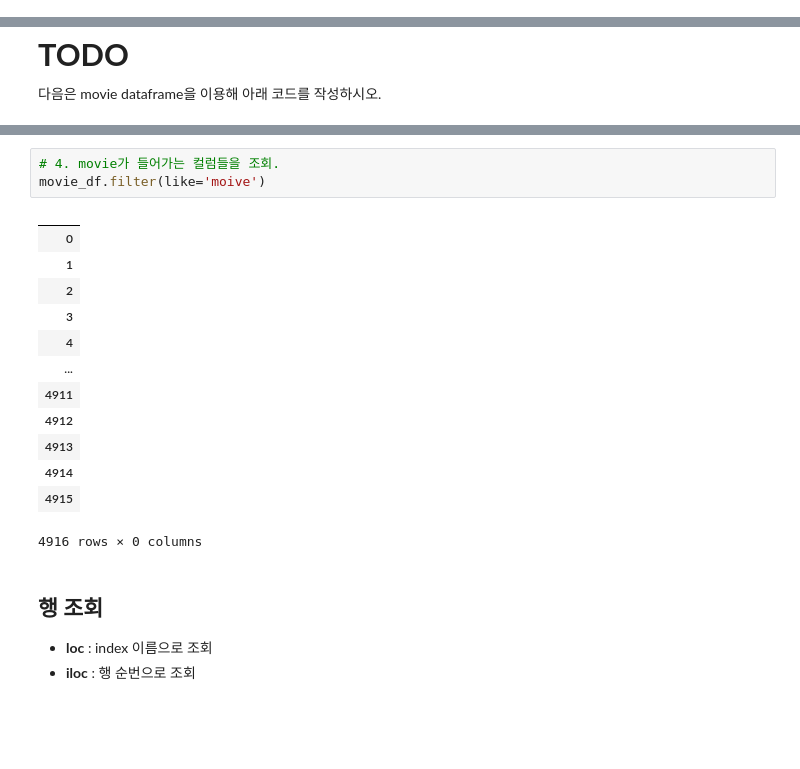
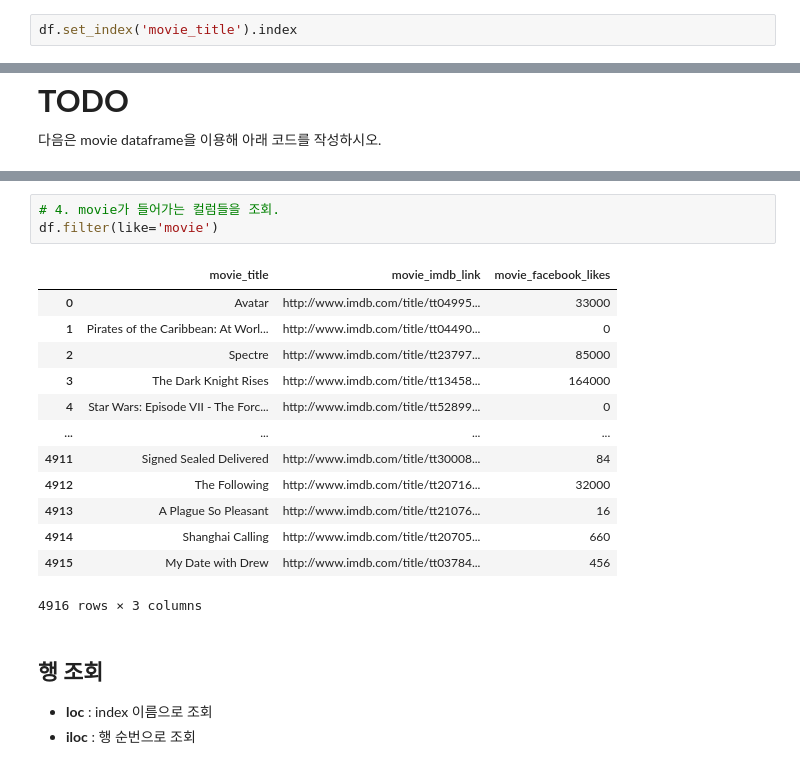
Before and after one commit to Wjaehyun/SKN21, a Jupyter notebook: 04_pandas를 이용한 정형데이터 다루기/02_Pandas_DataFrame.ipynb, the cells around one changed output, grey strips where cells are left out. Drawn from its saved outputs; the diff is of its cells as text; blank space fills up the shorter version.

```diff
--- a/04_pandas를 이용한 정형데이터 다루기/02_Pandas_DataFrame.ipynb
+++ b/04_pandas를 이용한 정형데이터 다루기/02_Pandas_DataFrame.ipynb
@@ -717,3 +722,5 @@ Index(['num_critic_for_reviews', 'duration', 'director_facebook_likes',
 df.index
 # %% [output]
 RangeIndex(start=0, stop=4916, step=1)
+# %%
+df.set_index('movie_title').index
@@ -1385,21 +1602,21 @@ movie_df[['actor_1_facebook_likes', 'actor_1_name']]
 4916 rows × 2 columns
 # %%
 # 4. movie가 들어가는 컬럼들을 조회.
-movie_df.filter(like='moive')
+df.filter(like='movie')
 # %% [output]
-|  |
-| 0 |
-| 1 |
-| 2 |
-| 3 |
-| 4 |
-| ... |
-| 4911 |
-| 4912 |
-| 4913 |
-| 4914 |
-| 4915 |
+|  | movie_title | movie_imdb_link | movie_facebook_likes |
+| 0 | Avatar | http://www.imdb.com/title/tt04995... | 33000 |
+| 1 | Pirates of the Caribbean: At Worl... | http://www.imdb.com/title/tt04490... | 0 |
+| 2 | Spectre | http://www.imdb.com/title/tt23797... | 85000 |
+| 3 | The Dark Knight Rises | http://www.imdb.com/title/tt13458... | 164000 |
+| 4 | Star Wars: Episode VII - The Forc... | http://www.imdb.com/title/tt52899... | 0 |
+| ... | ... | ... | ... |
+| 4911 | Signed Sealed Delivered | http://www.imdb.com/title/tt30008... | 84 |
+| 4912 | The Following | http://www.imdb.com/title/tt20716... | 32000 |
+| 4913 | A Plague So Pleasant | http://www.imdb.com/title/tt21076... | 16 |
+| 4914 | Shanghai Calling | http://www.imdb.com/title/tt20705... | 660 |
+| 4915 | My Date with Drew | http://www.imdb.com/title/tt03784... | 456 |
-4916 rows × 0 columns
+4916 rows × 3 columns
 # %% [markdown]
 ## 행 조회
 
```
Also changed, not shown: parts of 149 cells of this notebook, 3 other files.
